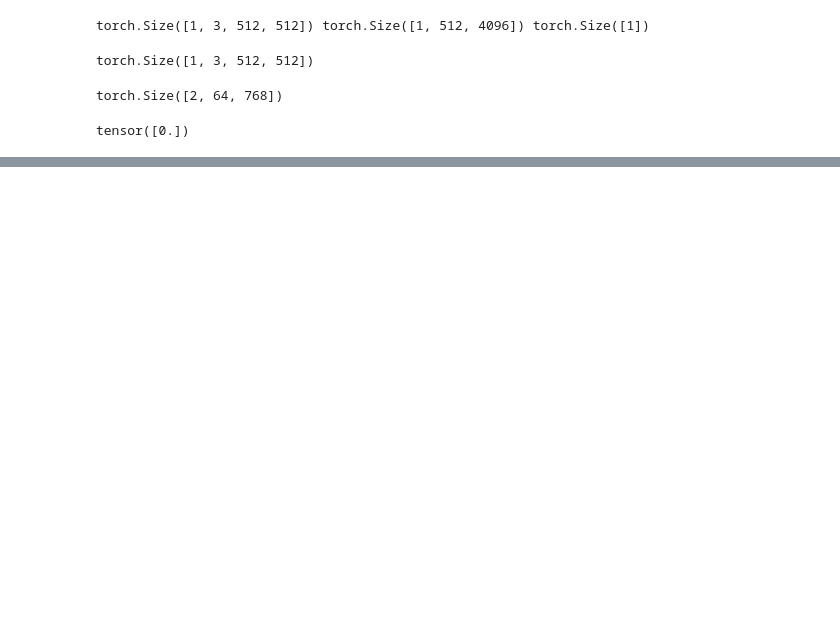
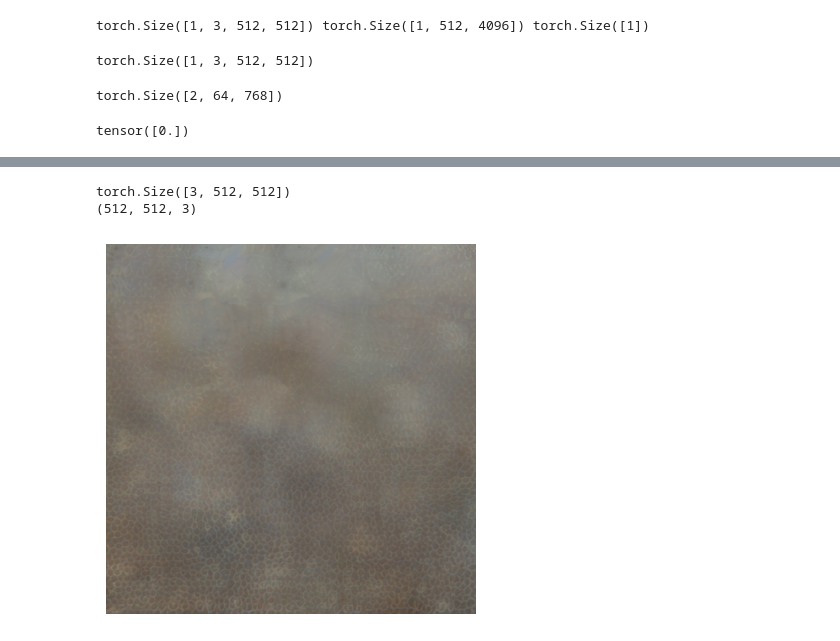
Before and after one commit to Ishushan02/Tiny-Recursive-Model-for-Text-To-Image-Generation, a Jupyter notebook: 6_ImageGeneration.ipynb, the cells around one changed output, grey strips where cells are left out. Saved outputs shown, nothing was run; the diff lists cells and outputs as text; code cells hidden in the pictures; blank space fills up the shorter version.

Commit message:
New Generated Image

```diff
--- a/6_ImageGeneration.ipynb
+++ b/6_ImageGeneration.ipynb
@@ -449,7 +450,7 @@ def perceptualLoss(pred, target):
     return perceptualoss
 # %%
 trmModel = TinyRecursiveBlock(embedDimension=EMBEDDINGDIM, numHeads=HEADS, encodedImageHeight=ENCODEDIMAGHEIGHT, encodedImageWidth=ENCODEDIMAGWIDTH, patches=PATCHES, patchSize=PATCHSIZE, encodedChannels=LATENTCHANNEL, textInputDimension=TEXTINPUTDIMENSION, latentsize=LATENTSIZE)
-checkpoint_path = os.path.join("models", "trmModel_e115.pt")
+checkpoint_path = os.path.join("models", "trmModel_e120.pt")
 lossFn =  nn.MSELoss()
 optimizer = torch.optim.AdamW(params=trmModel.parameters(), lr=2e-5, weight_decay=3e-2, eps=1e-10)
 scheduler = StepLR(optimizer, step_size=10, gamma=0.5)
@@ -557,0 +532,48 @@ torch.Size([512, 512, 3])
+# %%
+def generateNewImage(text, B=1, NSTEPS=50):
+    textEmbed = concatenateTextEmbeddings(text)
+    if textEmbed.dim() == 2:
+        textEmbed = textEmbed.unsqueeze(0)
+    if textEmbed.shape[0] == 1 and B > 1:
+        textEmbed = textEmbed.expand(B, -1, -1)
+
+    trmModel.eval()
+    with torch.no_grad():
+        xt = torch.randn(B, LATENTCHANNEL, LATENTSIZE, LATENTSIZE).to(device)
+        textEmbed = textEmbed.to(device)
+
+        dt = 1.0 / NSTEPS
+
+        for i in range(NSTEPS):
+            t = torch.full((B,), i / NSTEPS, device=device)
+            xt_decoded = DecodeImageDCAE(xt, deNormalize=False)
+            x, y, z, sharedParameters = trmModel.module.forward_init(
+                xt_decoded, textEmbed, t
+            )
+            y, z, yOutput = deepReasoning(
+                trmModel.module, x, y, z, sharedParameters, n=6, T=3
+            )
+
+            v_latent = EncodeImageDCAE(yOutput)
+
+            xt = xt + dt * v_latent
+
+        final_image = DecodeImageDCAE(xt, deNormalize=True)
+
+    return final_image
+
+
+# Usage
+xt = generateNewImage("A large passenger airplane flying through the air.", B=1, NSTEPS=40)
+img = xt[0]
+print(img.shape)
+img = img.permute(1, 2, 0).cpu().numpy()
+# img = np.clip(img, 0, 1)
+print(img.shape)
+plt.imshow(img)
+plt.axis("off")
+plt.show()
+# %% [output]
+torch.Size([3, 512, 512])
+(512, 512, 3)
+[figure, added]
```
Also changed, not shown: parts of 13 cells of this notebook, 3 other files.
